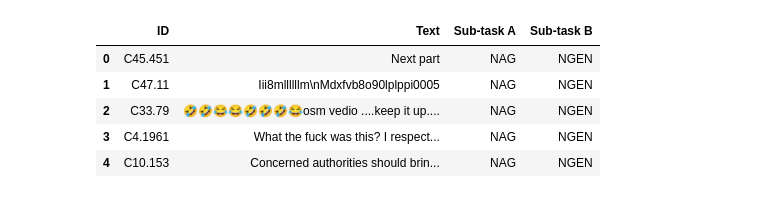
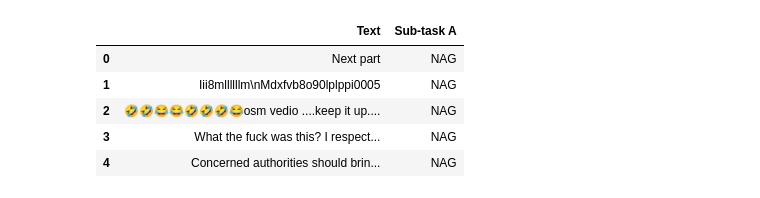
Before and after one commit to Dutta-SD/NLP, a Jupyter notebook: Aggression_Detection/Experiments/Aggression_English_BERT.ipynb, the cells around one changed output. Cells and saved outputs as stored; diff of their text form; code cells hidden in the pictures.

```diff
--- a/Aggression_Detection/Experiments/Aggression_English_BERT.ipynb
+++ b/Aggression_Detection/Experiments/Aggression_English_BERT.ipynb
@@ -21,0 +98,17 @@ import pandas as pd
+# %%
+# URLS
+TRAIN_URL_TASK_1 = 'https://raw.githubusercontent.com/Dutta-SD/NLP/master/Aggression_Detection/Aug_Data_Aggression/TASK_A_train_aug_english.csv'
+TRAIN_URL_TASK_2 = 'https://raw.githubusercontent.com/Dutta-SD/NLP/master/Aggression_Detection/Aug_Data_Aggression/TASK_B_train_aug_english.csv'
+
+VAL_URL = 'https://raw.githubusercontent.com/Dutta-SD/NLP/master/Aggression_Detection/trac2_eng_dev.csv'
+# %%
+train = pd.read_csv(TRAIN_URL_TASK_1)
+val = pd.read_csv(VAL_URL)
+train.head()
+# %% [output]
+|  | Text | Sub-task A |
+| 0 | Next part | NAG |
+| 1 | Iii8mllllllm\nMdxfvb8o90lplppi0005 | NAG |
+| 2 | 🤣🤣😂😂🤣🤣🤣😂osm vedio ....keep it up.... | NAG |
+| 3 | What the fuck was this? I respect... | NAG |
+| 4 | Concerned authorities should brin... | NAG |
@@ -113,11 +284,0 @@ def get_clean_dataset(df_raw, task_name='A', target_mapping = None):
-# %%
-train = pd.read_csv('https://raw.githubusercontent.com/Dutta-SD/NLP/master/Aggression_Detection/trac2_eng_train.csv')
-val = pd.read_csv('https://raw.githubusercontent.com/Dutta-SD/NLP/master/Aggression_Detection/trac2_eng_dev.csv')
-train.head()
-# %% [output]
-|  | ID | Text | Sub-task A | Sub-task B |
-| 0 | C45.451 | Next part | NAG | NGEN |
-| 1 | C47.11 | Iii8mllllllm\nMdxfvb8o90lplppi0005 | NAG | NGEN |
-| 2 | C33.79 | 🤣🤣😂😂🤣🤣🤣😂osm vedio ....keep it up.... | NAG | NGEN |
-| 3 | C4.1961 | What the fuck was this? I respect... | NAG | NGEN |
-| 4 | C10.153 | Concerned authorities should brin... | NAG | NGEN |
```
Also changed, not shown: parts of 16 cells of this notebook.
